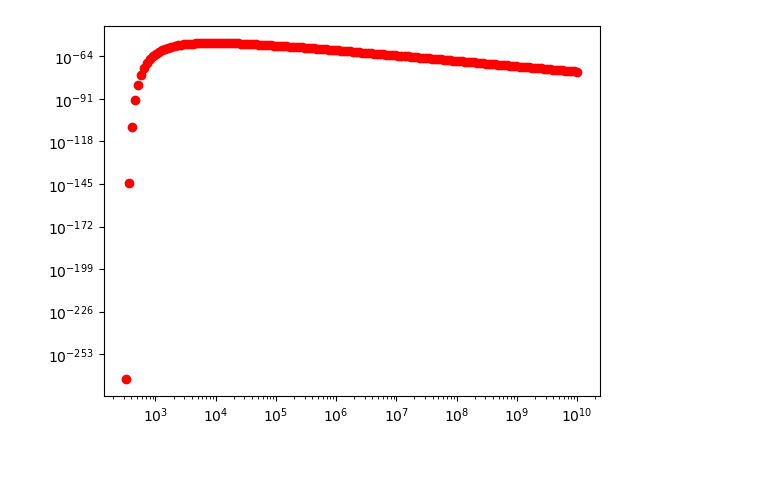
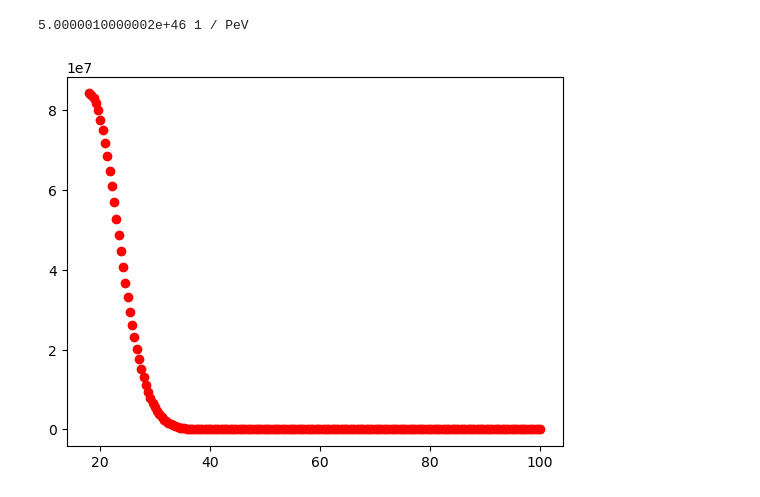
Before and after one commit to JoeBannouna/snr-prac, a Jupyter notebook: ShellInject.ipynb, the cells around one changed output. Saved outputs shown, nothing was run; the diff lists cells and outputs as text; code cells hidden in the pictures; blank space fills up the shorter version.

```diff
--- a/ShellInject.ipynb
+++ b/ShellInject.ipynb
@@ -21,8 +21,6 @@ from urllib.request import urlretrieve
 # modeling space is around 100-200 parsecs. E is constant in
 # this function, resulting in D being constant.
 
-# R = np.linspace(0, 100, 1000);
-# t = np.linspace(0, 100, 100);
 
 # R -> The distance from the centre
 # t -> The time
@@ -33,6 +31,16 @@ from urllib.request import urlretrieve
 # t -> The time
 # D -> Diffusion coefficient
 # E is the energy, no energy is lost in this system
+
+# n = [0.1, 0.5]
+# Esn ~ e52
+# alpha = []
+
+@u.quantity_input(E = u.erg)
+def dNdE(E, Emax = 5*u.PeV, Emin=1*u.GeV, n = 0.25, Esn = 1e52*u.erg, alpha = 1):
+    n0 = (n*Esn*(-alpha+2))/(Emax**(2-alpha)-Emin**(2-alpha))*E**-alpha
+    return n0
+
 
 @u.quantity_input(t=u.yr, E=u.eV)
 def Rshell(E, n0=10/u.cm**3, ESN=1e52*u.erg, Emax = 5*u.PeV, beta = 2.48):
@@ -66,59 +74,29 @@ def distribution(E, R, t, alpha = 2.7):
 
     firstT = first1 + first2 + first3
 
-    dist = N*((E/u.TeV)**-alpha)*(firstT/(np.pi**(1/2)*(Rdif)**2))**(-1)*(1/(np.pi**(3/2)*(Rdif)**3))*np.exp(-(R-Rshell(E))**2/(Rdif)**2)
+    dist = dNdE(E)*(firstT/(np.pi**(1/2)*(Rdif)**2))**(-1)*(1/(np.pi**(3/2)*(Rdif)**3))*np.exp(-(R-Rshell(E))**2/(Rdif)**2)
 
     return dist
 
 
-var = input("What variable to plot against? (r, E, t)")
 
-if(var == 'r'):
-    E = float(input("At what energy ? ").strip())
-    if(E == 0):
-        E = 5*u.TeV
+E = float(input("At what energy ? ").strip())
+if(E == 0):
+    E = 5*u.TeV
 
-    T = float(input("At what time ? ").strip())
-    if(T == 0):
-        T = 50*u.kyr
+T = float(input("At what time ? ").strip())
+if(T == 0):
+    T = 50*u.kyr
 
-    Rs = np.linspace(Rshell(E), 100*u.pc, 200)
-
-    for R in Rs:
-        plt.plot(R, distribution([E]*u.TeV, R, T), 'o')
-
-
-if(var == 't'):
-    E = float(input("At what energy ? ").strip())
-    if(E == 0):
-        E = 5*u.TeV
-
-    R = float(input("At what radius ? ").strip())
-    if(R == 0):
-        R = 50*u.pc
-
-    ts = np.linspace(Tesc(E).to(u.kyr).value, (50*u.kyr).to(u.kyr).value, 200)*u.kyr
-
-    for T in ts:
-        plt.plot(T, distribution([E]*u.TeV, R, T), 'ro')
-        plt.plot(T, distribution([E*10]*u.TeV, R, T), 'ko')
-
-
-    #plt.yscale("log")
-
-if(var == 'E'):
-    t = float(input("At what time ? ").strip())
-    if(t == 0):
-        t = 5*u.kyr
-
-    R = float(input("At what radius ? ").strip())
-    if(R == 0):
-        R = 50*u.pc
-
-    Es = np.logspace(0, 10, 200)*u.TeV
-
-    plt.plot(Es, distribution(Es, R, t), 'ro')
-    plt.yscale("log")
-    plt.xscale("log")
+R = float(input("At what radius ? ").strip())
+if(R == 0):
+    R = 50*u.pc
 # %% [output]
-[figure, removed]
+5.0000010000002e+46 1 / PeV
+# %%
+Rs = np.linspace(Rshell(E), 100*u.pc, 200)
+
+for R in Rs:
+    plt.plot(R, distribution([E]*u.TeV, R, T), 'ro')
+# %% [output]
+[figure, added]
```
Also changed, not shown: parts of 2 cells of this notebook, 1 other file.
